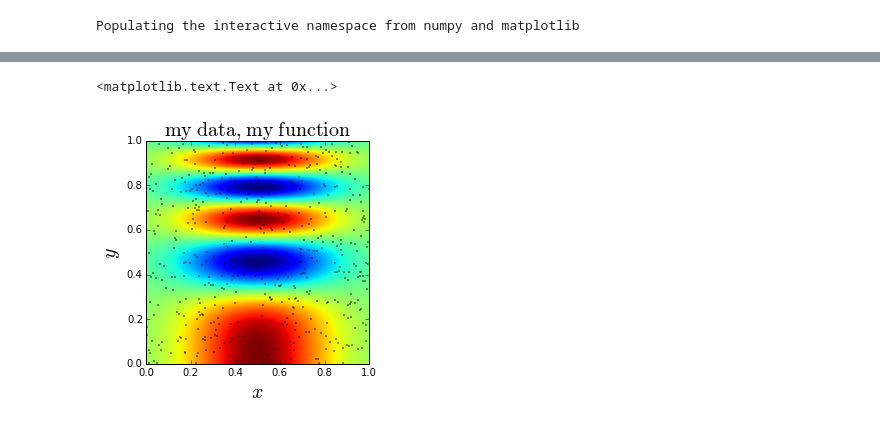
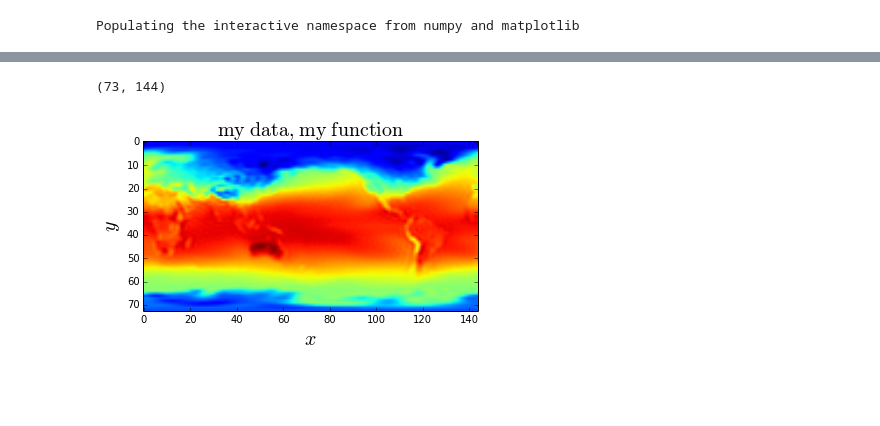
Before and after one commit to alvise30/CM20151_HW4_ElkinAlvis, a Jupyter notebook: P2/prueba_interpolacion(Una_vez_mas).ipynb, the cells around one changed output, grey strips where cells are left out. Drawn from its saved outputs; the diff is of its cells as text; code cells hidden in the pictures; blank space fills up the shorter version.

```diff
--- a/P2/prueba_interpolacion(Una_vez_mas).ipynb
+++ b/P2/prueba_interpolacion(Una_vez_mas).ipynb
@@ -15,8 +10,8 @@ values = func(points[:,0], points[:,1])
 # %%
 nc = Dataset('air.mon.ltm.nc')
-hola = nc.variables['air']
-lons = nc.variables['lon']
-lats = nc.variables['lat']
+hola = nc.variables['air'][0,:]
+lons = nc.variables['lon'][:]
+lats = nc.variables['lat'][:]
 # %%
 # I create a 2D function
 def my_func(x, y):
@@ -31,11 +41,12 @@ grid_x, grid_y = mgrid[0:1:200j, 0:1:200j]
 # %%
-imshow(my_func(grid_x, grid_y).T, extent=(0,1,0,1), origin='lower')
-plot(points[:,0], points[:,1], 'k.', ms=2, alpha = 0.8)
+imshow(hola)
+#plot(points[:,0], points[:,1], 'k.', ms=2, alpha = 0.8)
 
 ax = axes()
 ax.set_xlabel("$x$",fontsize=20)
 ax.set_ylabel("$y$",fontsize=20)
 ax.set_title("$\mathrm{my\ data,\ my\ function}$", fontsize=20)
+print shape(hola)
 # %% [output]
-<matplotlib.text.Text at 0x...>
+(73, 144)
-[figure, old version]
+[figure, new version]
```
Also changed, not shown: parts of 10 cells of this notebook.
